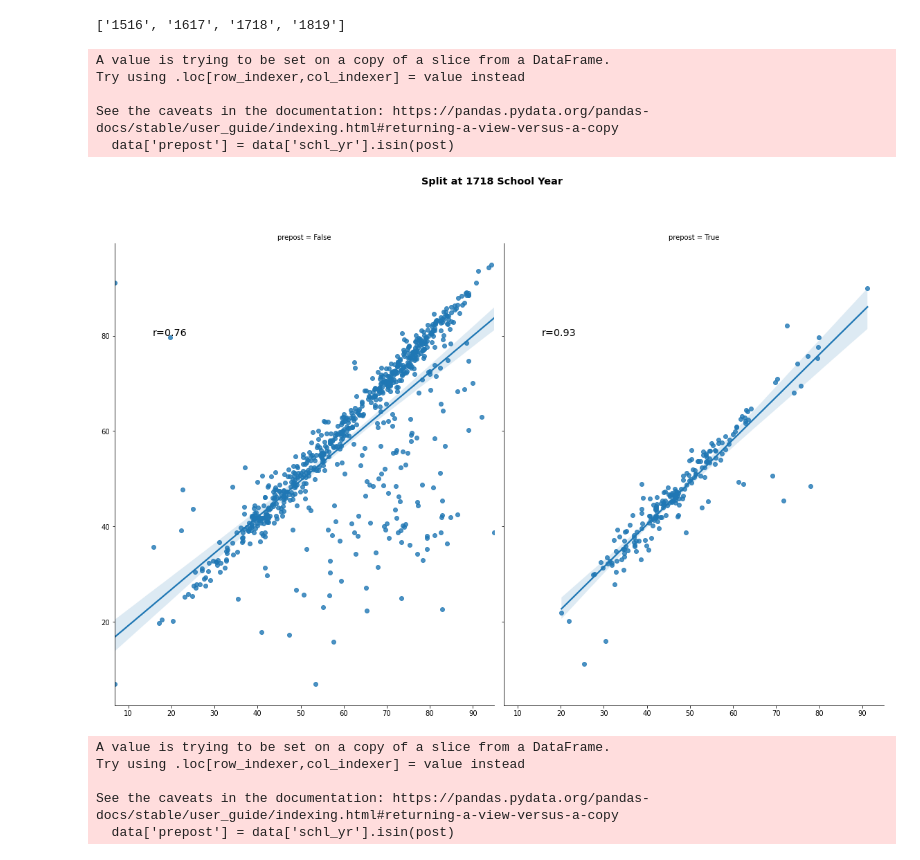
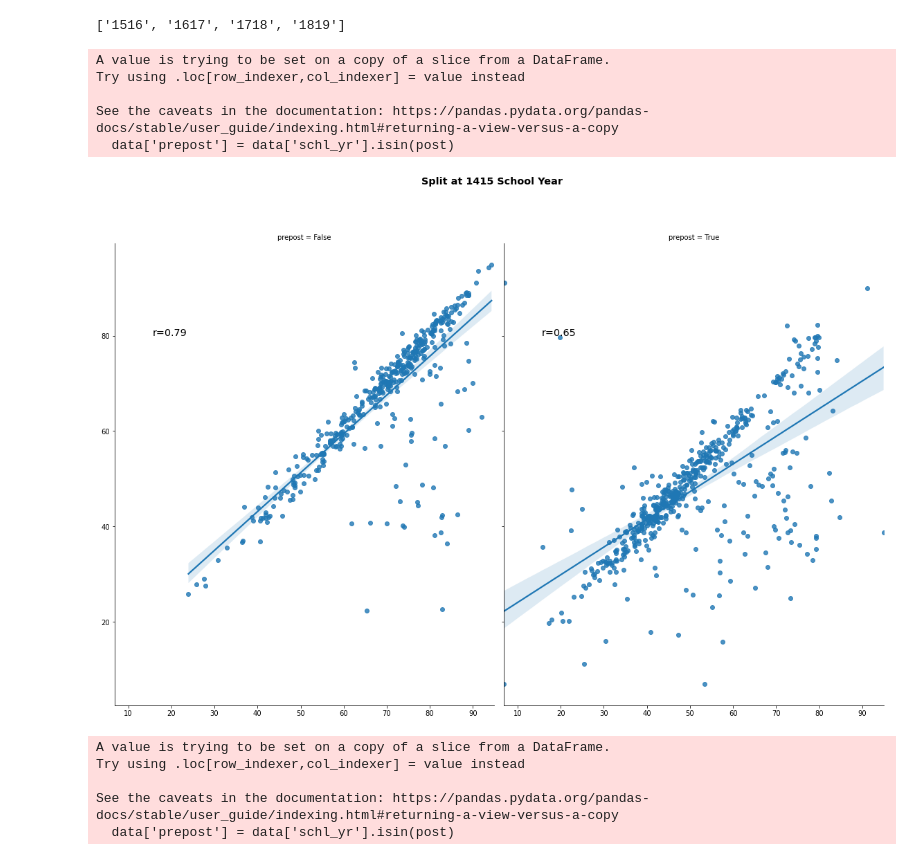
Before and after one commit to HG13BB/nces_school_data_load, a Jupyter notebook: school_demographic_results.ipynb, the cells around one changed output. Cells and saved outputs as stored; diff of their text form; code cells hidden in the pictures.

Commit message:
demographic group plots

```diff
--- a/school_demographic_results.ipynb
+++ b/school_demographic_results.ipynb
@@ -127,3 +127,9 @@ sns.boxplot(x=data['schl_yr'],y=data['pctprof_weighted'],ax=ax, color = 'blue')
 # %% [output]
 <matplotlib.axes._subplots.AxesSubplot at 0x...>
 [figure]
+# %%
+a4_dims = (20, 10)
+fig, ax = pyplot.subplots(figsize=a4_dims)
+
+data =  prof_results#[prof_results['Demographic_Group'].isin(['All Students','White ','Black ','Asian/Pacific Islander ','American Indian/Alaska Native '])==True]
+sns.boxplot(y=data['Demographic_Group'],x=data['pctprof_weighted'],ax=ax, color = 'grey')
@@ -170,35 +179,35 @@ def prepost_data(data,year):
 import seaborn as sns
 from scipy import stats
 
-split = '1718'
+split = '1415'
 
 scores = prepost_data(prof_results_all,split)
 
 g = sns.lmplot(x='prev_yr_score', y='pctprof_weighted', data=scores,
                col='prepost', height=10, aspect=.8)
 
 def annotate(data, **kws):
     r, p = stats.pearsonr(data['prev_yr_score'], data['pctprof_weighted'])
     ax = pyplot.gca()
     ax.text(.10, .8, 'r={:.2f}'.format(r),
             transform=ax.transAxes,size='x-large')
 
 
 
 g.map_dataframe(annotate)
 
 g.fig.suptitle('Split at {} School Year'.format(split) ,
                fontsize = 'x-large',
                   y=1.1,
               fontweight='bold')
 pyplot.show()
 # %% [output]
 A value is trying to be set on a copy of a slice from a DataFrame.
 Try using .loc[row_indexer,col_indexer] = value instead
 
 See the caveats in the documentation: https://pandas.pydata.org/pandas-docs/stable/user_guide/indexing.html#returning-a-view-versus-a-copy
   data['prepost'] = data['schl_yr'].isin(post)
-[figure, old version]
+[figure, new version]
 # %%
 
 split = '1617'
```
Also changed, not shown: parts of 3 cells of this notebook.
